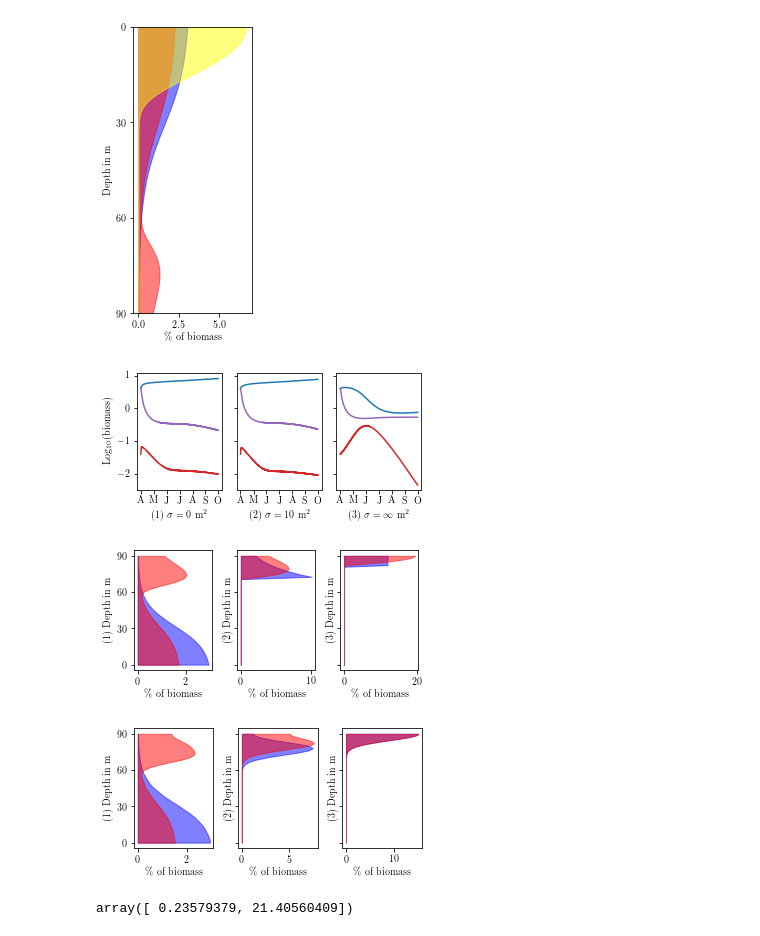
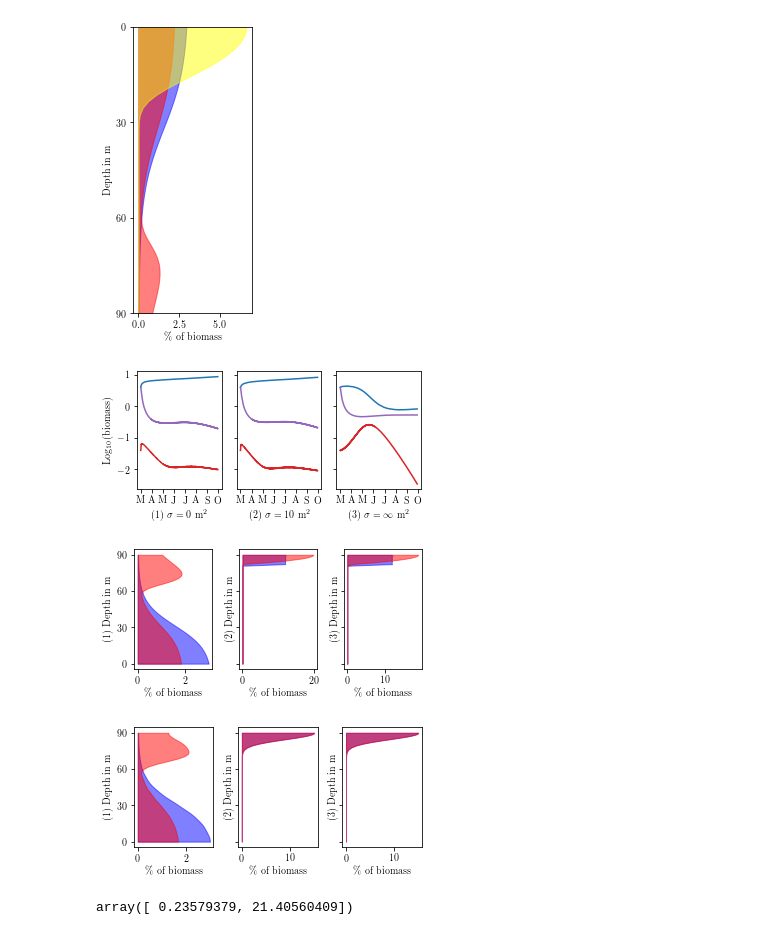
Before and after one commit to jemff/food_web, a Jupyter notebook: current_plotting.ipynb, the cells around one changed output. Cells and saved outputs as stored; diff of their text form; code cells hidden in the pictures.

```diff
--- a/current_plotting.ipynb
+++ b/current_plotting.ipynb
@@ -104,13 +104,13 @@ def data_extractor(filenames, path = 'data/'):
     eco = []
     resources = []
     for text in filenames:
-        with open(path + text + 'strategies' +  '.pkl', 'rb') as f:
+        with open(path + text + '_strategies' +  '.pkl', 'rb') as f:
             strategies.append(np.array(pkl.load(f)))
-        with open(path + text + 'population' +  '.pkl', 'rb') as f:
+        with open(path + text + '_population' +  '.pkl', 'rb') as f:
             populations.append(np.array(pkl.load(f)))
-        with open(path + text + 'eco' +  '.pkl', 'rb') as f:
+        with open(path + text + '_eco' +  '.pkl', 'rb') as f:
             eco.append(pkl.load(f))
-        with open(path + text + 'resource' +  '.pkl', 'rb') as f:
+        with open(path + text + '_resource' +  '.pkl', 'rb') as f:
             resources.append(np.array(pkl.load(f)))
     populations[0] = np.array(populations[0])
     populations[1] = np.array(populations[1])
@@ -243,33 +243,33 @@ sketch_plotter(ecos[0], 100*strategies[0], 100*normalized_resources, int(time))
 time = np.linspace(0, int(populations[0].shape[0]/96), populations[0].shape[0])
 
 
-length_of_months = [0, 31, 30+31, 31+31+30, 31+31+31+30, 30+ 31+31+31+30, 31+31+31+30+31+29]
+length_of_months = [0, 31, 30+31, 31+31+30, 31+31+31+30, 30+ 31+31+31+30, 31+31+31+30+31+30, 31+31+31+30+31+30+30]
 fig, ax = plt.subplots(1, 3, sharex='col', sharey = 'row')
 fig.set_size_inches((12/2.54, 6/2.54))
 
 ax[0].plot(time, np.log10(populations[0][:,0]), color = tableau20[0], label = '20g fish')
 ax[0].plot(time, np.log10(populations[0][:,1]), color = tableau20[6], label = '8000g fish')
 ax[0].set_xticks(length_of_months)
-ax[0].set_xticklabels(['A','M','J','J', 'A', 'S', 'O'])
+ax[0].set_xticklabels(['M', 'A','M','J','J', 'A', 'S', 'O'])
 
 
 ax[1].plot(time, np.log10(populations[1][:,0]), color = tableau20[0], label = '20g fish')
 ax[1].plot(time, np.log10(populations[1][:,1]), color = tableau20[6], label = '8000g fish')
 ax[1].set_xticks(length_of_months)
-ax[1].set_xticklabels(['A','M','J','J', 'A', 'S', 'O'])
+ax[1].set_xticklabels(['M', 'A','M','J','J', 'A', 'S', 'O'])
 
 
 ax[2].plot(time, np.log10(populations[2][:,0]), color = tableau20[0], label = '20g fish')
 ax[2].plot(time, np.log10(populations[2][:,1]), color = tableau20[6], label = '8000g fish')
 ax[2].set_xticks(length_of_months)
-ax[2].set_xticklabels(['A','M','J','J', 'A', 'S', 'O'])
+ax[2].set_xticklabels(['M', 'A','M','J','J', 'A', 'S', 'O'])
 
 
 ax[0].plot(time, np.log10(ecos[0].spectral.M.sum(axis = 1) @ resources[0].T), color = tableau20[8])
 ax[1].plot(time, np.log10(ecos[0].spectral.M.sum(axis = 1) @ resources[1].T), color = tableau20[8])
 ax[2].plot(time, np.log10(ecos[0].spectral.M.sum(axis = 1) @ resources[2].T), color = tableau20[8])
 ax[2].set_xticks(length_of_months)
-ax[2].set_xticklabels(['A','M','J','J', 'A', 'S', 'O'])
+ax[2].set_xticklabels(['M','A','M','J','J', 'A', 'S', 'O'])
 
 
 ax[0].set_ylabel("Log$_{10}$(biomass)")
@@ -279,13 +279,13 @@ ax[2].set_xlabel("(3) $\sigma=\infty$ m$^2$")
 fig.tight_layout()
 plt.savefig("populations.pdf")
 # %% [output]
-[figure, old version]
+[figure, new version]
 # %%
-dist_plotter(ecos[0], 100*strategies[0], [96*179+48, 96*179+75, 96*180], filename = "rational")
-dist_plotter(ecos[1], 100*strategies[1], [96*179+48, 96*179+75, 96*180], filename = "semi_rational")
+dist_plotter(ecos[0], 100*strategies[0], [96*202+48, 96*202+75, 96*203], filename = "rational")
+dist_plotter(ecos[1], 100*strategies[1], [96*202+48, 96*202+75, 96*203], filename = "semi_rational")
 # %% [output]
-[figure, old version]
+[figure, new version]
-[figure, old version]
+[figure, new version]
 # %%
 ecos[0].parameters.loss_term
 # %% [output]
```
Also changed, not shown: parts of 24 cells of this notebook, 13 other files.
